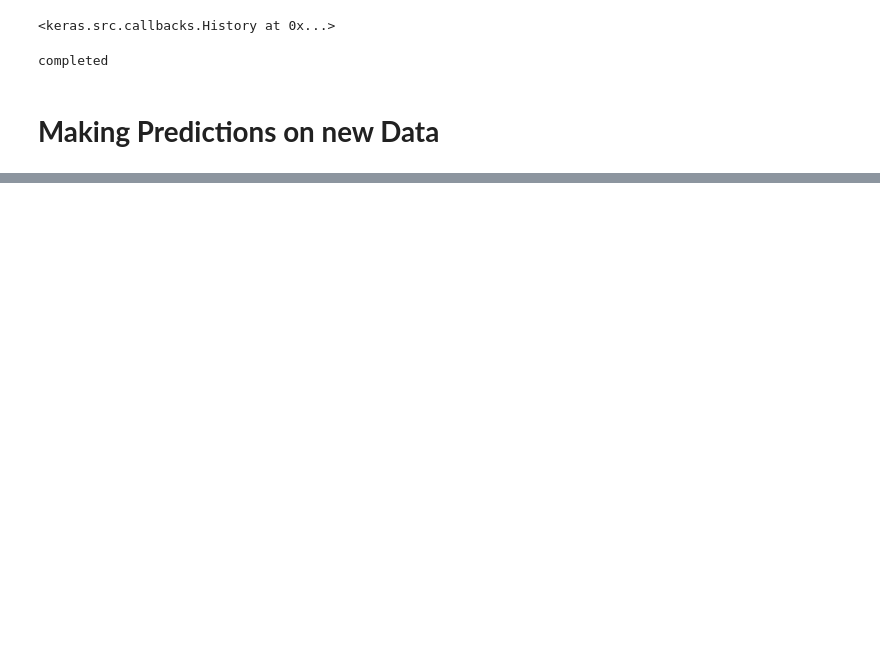
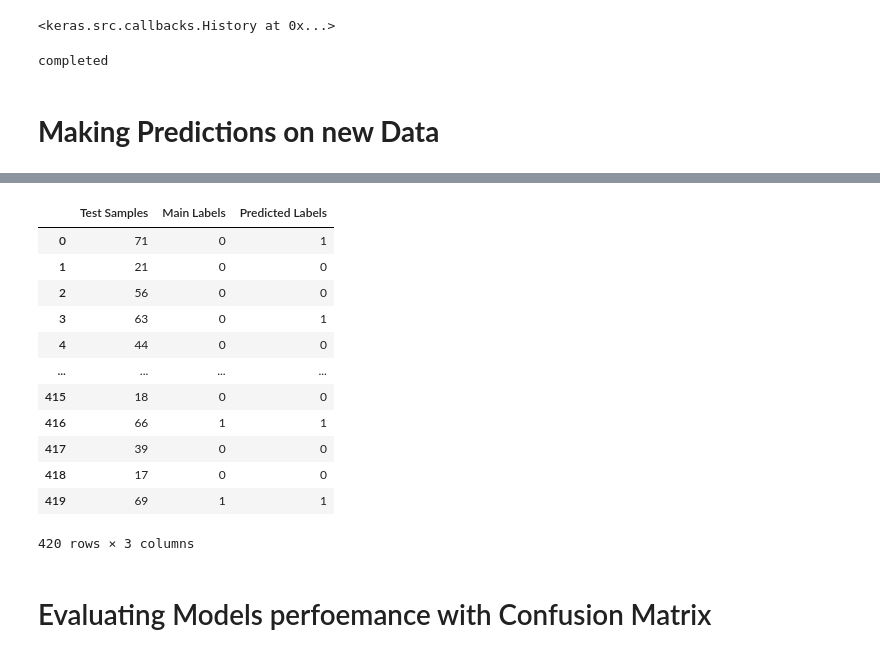
Before and after one commit to mcakyerima/ML-for-beginners, a Jupyter notebook: Binary Classification with ANN/Binary_Classification_with_ANN.ipynb, the cells around one changed output, grey strips where cells are left out. Saved outputs shown, nothing was run; the diff lists cells and outputs as text; code cells hidden in the pictures; blank space fills up the shorter version.

```diff
--- a/Binary Classification with ANN/Binary_Classification_with_ANN.ipynb
+++ b/Binary Classification with ANN/Binary_Classification_with_ANN.ipynb
@@ -151,9 +184,11 @@ model.compile(optimizer=Adam(learning_rate=0.0001),
               )
 # %%
 from re import VERBOSE
-# Fitting the with our data
+# Fitting the model with our data and splitting train and test data
 model.fit(x=scaled_train_samples,
-          y=train_label, batch_size=10,
+          y=train_label,
+          validation_split=0.1,
+          batch_size=10,
           epochs=30,
           shuffle=True,
           verbose=2
@@ -184,21 +219,53 @@ completed
 # %% [markdown]
 # **Making Predictions on new Data**
 # %%
+test_samples = []
+test_labels = []
 # Create new data (scaled in the same way as the training data)
-new_data = [30, 54, 100, 40, 70, 99, 20, 14, 12]
+for i in range(10):
+  # simulate 5% from 13 to 65 years that had  side effects
+  random_younger = randint(13, 64)
+  test_samples.append(random_younger)
+  test_labels.append(1)
+
+  # simulate 5% of older with no side effects
+  random_older = randint(65, 100)
+  test_samples.append(random_older)
+  test_labels.append(0)
+
+#simulate the 95% of younger with no side effect
+for i in range(200):
+  random_younger = randint(13, 64)
+  test_samples.append(random_younger)
+  test_labels.append(0)
+
+  # 95% of older individual that had a side effect
+  random_older = randint(65, 100)
+  test_samples.append(random_older)
+  test_labels.append(1)
+
 
 # convert new data to numpy array
-new_data = np.array(new_data)
+test_samples = np.array(test_samples)
+test_labels = np.array(test_labels)
+
+# shuffle data to remove any linearity
+#test_samples, test_labels = shuffle(test_samples, test_labels)
+
+test_labels, test_samples = shuffle(test_labels, test_samples)
 
 # scale and transform our data
 scaller = MinMaxScaler(feature_range=(0, 1))
 
-scaled_test_data = scaller.fit_transform(new_data.reshape(-1, 1))
+scaled_test_data = scaller.fit_transform(test_samples.reshape(-1, 1))
 
-print("New Data:", scaled_test_data)
+print("New Data:", scaled_test_data[:10])
+print("\n")
 
 # Make predictions
-predictions = model.predict(scaled_test_data)
+predictions = model.predict(x=scaled_test_data, batch_size=10, verbose=0)
+
+print("Raw Prediction: \n", predictions[:10], "\n")
 
 # The predictions will be in the form of probabilities for each class
 # In your case, it's binary classification (side effect or no side effect), so you'll get two probabilities for each input
@@ -208,5 +275,10 @@ predictions = model.predict(scaled_test_data)
 class_labels = np.argmax(predictions, axis=1)
 
 # class_labels will contain the predicted labels (0 or 1) for your new data
-print(class_labels)
+#print(class_labels)
+data = pd.DataFrame({'Test Samples': test_samples,
+                     'Main Labels': test_labels,
+                     'Predicted Labels': class_labels
+                     })
+data
 # %% [output]
@@ -223,0 +302,15 @@ New Data: [[0.20454545]
+|  | Test Samples | Main Labels | Predicted Labels |
+| 0 | 71 | 0 | 1 |
+| 1 | 21 | 0 | 0 |
+| 2 | 56 | 0 | 0 |
+| 3 | 63 | 0 | 1 |
+| 4 | 44 | 0 | 0 |
+| ... | ... | ... | ... |
+| 415 | 18 | 0 | 0 |
+| 416 | 66 | 1 | 1 |
+| 417 | 39 | 0 | 0 |
+| 418 | 17 | 0 | 0 |
+| 419 | 69 | 1 | 1 |
+420 rows × 3 columns
+# %% [markdown]
+# Evaluating Models perfoemance with Confusion Matrix
```
Also changed, not shown: parts of 12 cells of this notebook, 4 other files.
